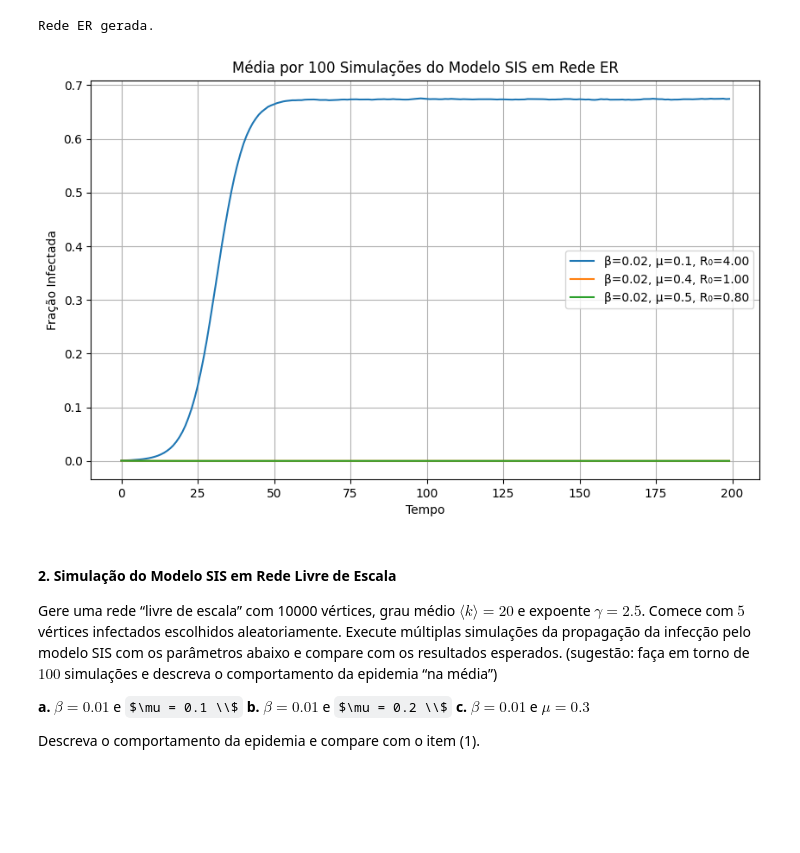
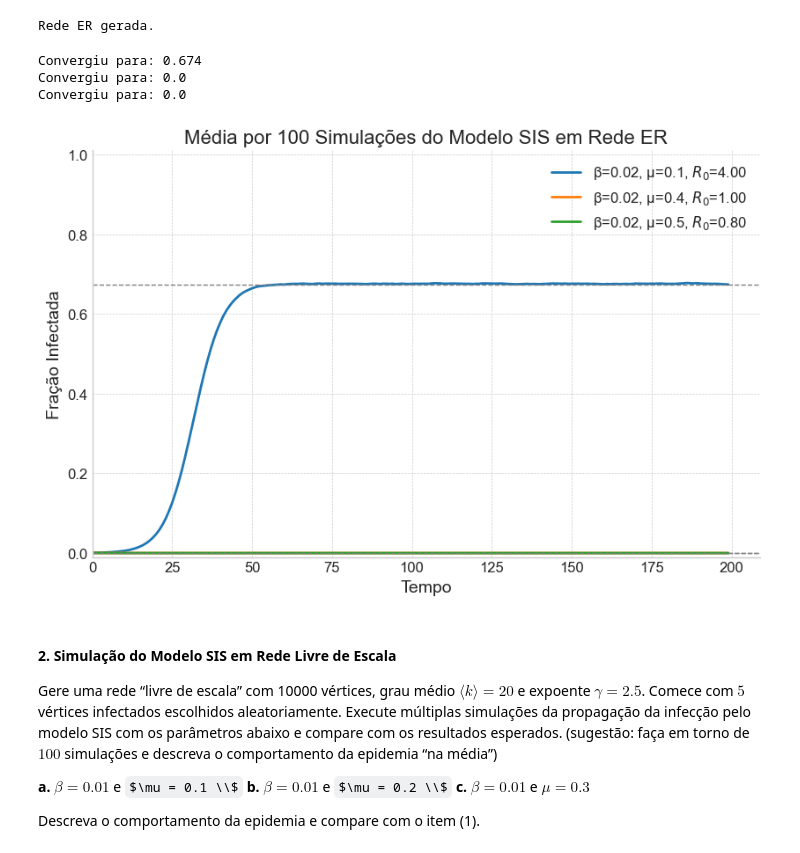
Before and after one commit to LeonardoAleee/EpidemicSimulation, a Jupyter notebook: EpidemicSimulation.ipynb, the cells around one changed output. Cells and saved outputs as stored; diff of their text form; code cells hidden in the pictures; some formulas as TeX source; blank space fills up the shorter version.

```diff
--- a/EpidemicSimulation.ipynb
+++ b/EpidemicSimulation.ipynb
@@ -100,21 +100,57 @@ results = {}
 for beta, mu in params:
     mean_curve = run_experiments(G, beta, mu, runs=100, steps=200)
     results[(beta, mu)] = mean_curve
-# %%
-plt.figure(figsize=(10,6))
-
-for (beta, mu), curve in results.items():
-    R0 = beta * k / mu
-    plt.plot(curve, label=f"β={beta}, μ={mu}, R₀={R0:.2f}")
-
-plt.xlabel("Tempo")
-plt.ylabel("Fração Infectada")
-plt.title("Média por 100 Simulações do Modelo SIS em Rede ER")
-plt.legend()
-plt.grid(True)
-plt.show()
-# %% [output]
-[figure, removed]
+# %%
+plt.style.use('seaborn-v0_8-whitegrid')
+fig, ax = plt.subplots(figsize=(12*0.7, 8*0.7))
+
+custom_styles = [
+    {"color": "C0", "linestyle": "-"},
+    {"color": "C1", "linestyle": "-"},
+    {"color": "C2", "linestyle": "-"}
+]
+
+for i, ((beta, mu), curve) in enumerate(results.items()):
+    style = custom_styles[i % len(custom_styles)]
+
+    R0 = beta * k / mu
+
+    ax.plot(curve,
+            label=f"β={beta}, μ={mu}, $R_0$={R0:.2f}",
+            color=style["color"],
+            linestyle=style["linestyle"],
+            linewidth=2)
+
+    print("Convergiu para:", round(curve[-1],3))
+    ax.axhline(y=curve[-1], color='gray', linestyle='--', linewidth=1.0)
+
+# Configurações dos eixos e títulos
+ax.set_xlabel("Tempo", fontsize=14)
+ax.set_ylabel("Fração Infectada", fontsize=14)
+ax.set_title("Média por 100 Simulações do Modelo SIS em Rede ER", fontsize=16)
+
+# Configurações de grade e legenda
+ax.legend(fontsize=12)
+ax.grid(True, which='both', linestyle='--', linewidth=0.5)
+
+# Tamanho da fonte dos ticks
+ax.tick_params(axis='both', labelsize=12)
+
+# Limites dos eixos
+ax.set_ylim(bottom=-0.01, top=1.01)
+ax.set_xlim(left=-0.01)
+
+# Remoção das bordas superior e direita (Spines)
+ax.spines['top'].set_visible(False)
+ax.spines['right'].set_visible(False)
+
+plt.tight_layout()
+plt.show()
+# %% [output]
+Convergiu para: 0.674
+Convergiu para: 0.0
+Convergiu para: 0.0
+[figure, added]
 # %% [markdown]
 #### 2. Simulação do Modelo SIS em Rede Livre de Escala
 
```
Also changed, not shown: parts of 10 cells of this notebook, 1 other file.
